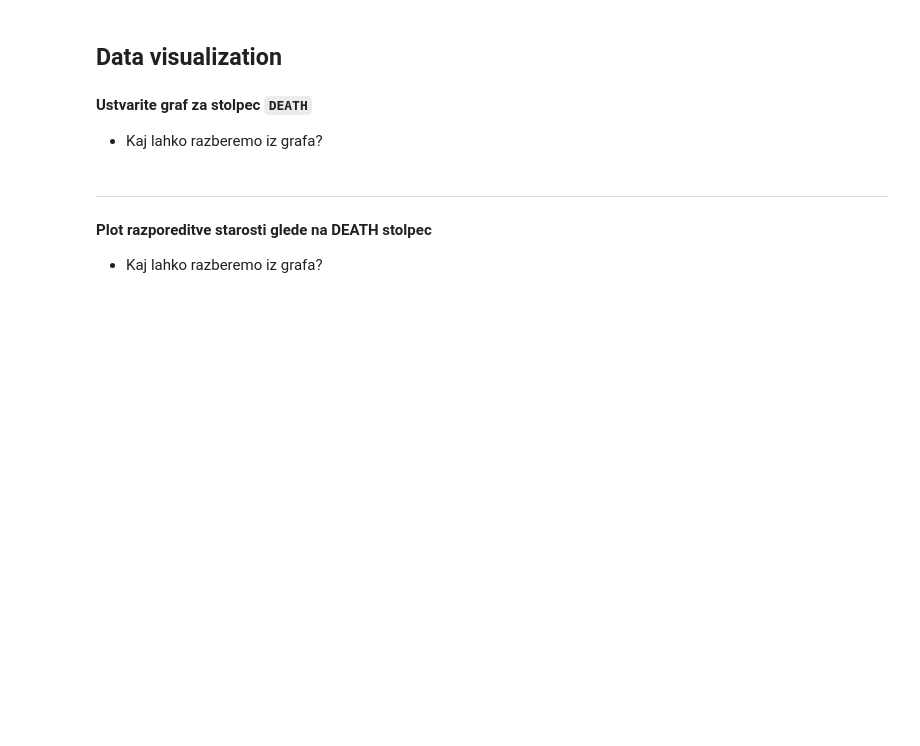
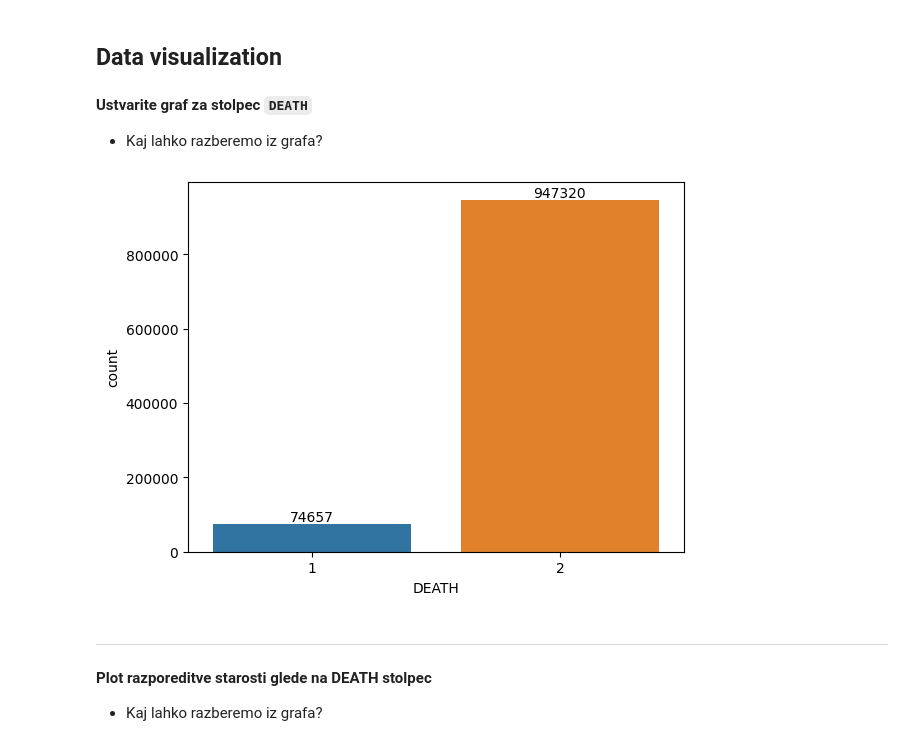
Before and after one commit to icta-tecaji/python-machine-learning-public, a Jupyter notebook: 10_Real-world_applications_for_ML/COVID19_Example_CLEAN.ipynb, the cells around one changed output. Cells and saved outputs as stored; diff of their text form; code cells hidden in the pictures; blank space fills up the shorter version.

```diff
--- a/10_Real-world_applications_for_ML/COVID19_Example_CLEAN.ipynb
+++ b/10_Real-world_applications_for_ML/COVID19_Example_CLEAN.ipynb
@@ -80,0 +324,2 @@ df.head()
+# %%
+df.drop(columns=["INTUBED","DATE_DIED"], inplace=True)
@@ -87,6 +352,13 @@ df.head()
 * Kaj lahko razberemo iz grafa?
 # %%
 # Rešitev:
+# Rešitev:
+plt.figure()
+ax = sns.countplot(df, x="DEATH")
+plt.bar_label(ax.containers[0])
+plt.show()
+# %% [output]
+[figure, added]
 # %% [markdown]
 ---
 # %% [markdown]
```
Also changed, not shown: parts of 41 cells of this notebook.
